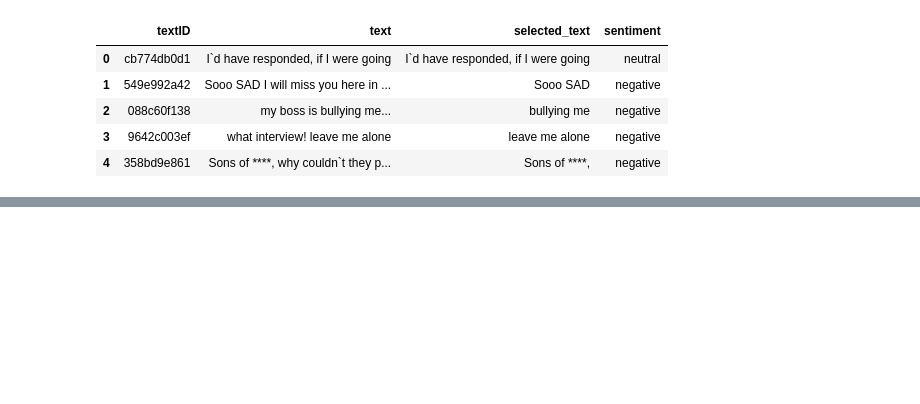
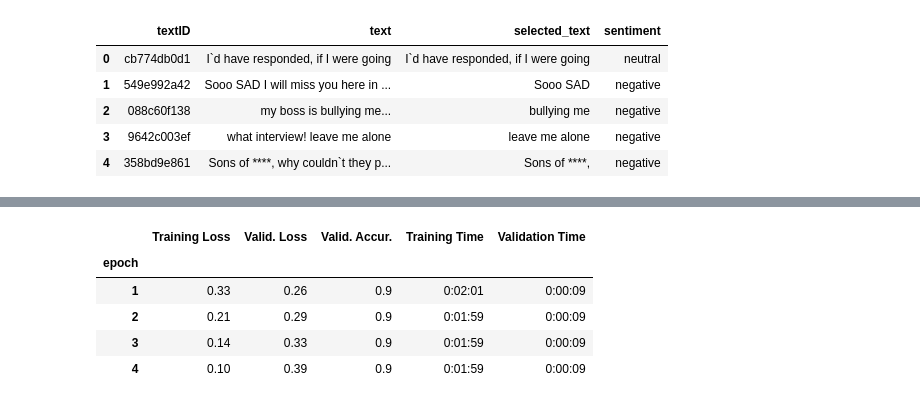
Before and after one commit to wahid028/Sentiment-Analysis, a Jupyter notebook: sentiment_analysis_using_BERT_model.ipynb, the cells around one changed output, grey strips where cells are left out. Cells and saved outputs as stored; diff of their text form; code cells hidden in the pictures; blank space fills up the shorter version.

```diff
--- a/sentiment_analysis_using_BERT_model.ipynb
+++ b/sentiment_analysis_using_BERT_model.ipynb
@@ -252,0 +348,4 @@ Flair accuracy score:  0.49370451237263463
+# %%
+# Get the lists of sentences and their labels.
+sentences = df_new.text_col_clean.values
+labels = df_new.label.values
@@ -252,0 +584,21 @@ Flair accuracy score:  0.49370451237263463
+# %%
+import numpy as np
+
+# Function to calculate the accuracy of our predictions vs labels
+def flat_accuracy(preds, labels):
+    pred_flat = np.argmax(preds, axis=1).flatten()
+    labels_flat = labels.flatten()
+    return np.sum(pred_flat == labels_flat) / len(labels_flat)
+# %%
+import time
+import datetime
+
+def format_time(elapsed):
+    '''
+    Takes a time in seconds and returns a string hh:mm:ss
+    '''
+    # Round to the nearest second.
+    elapsed_rounded = int(round((elapsed)))
+
+    # Format as hh:mm:ss
+    return str(datetime.timedelta(seconds=elapsed_rounded))
@@ -252,0 +844,24 @@ Flair accuracy score:  0.49370451237263463
+# %%
+#summary of the training process
+
+# Display floats with two decimal places.
+pd.set_option('precision', 2)
+
+# Create a DataFrame from our training statistics.
+df_stats = pd.DataFrame(data=training_stats)
+
+# Use the 'epoch' as the row index.
+df_stats = df_stats.set_index('epoch')
+
+# A hack to force the column headers to wrap.
+#df = df.style.set_table_styles([dict(selector="th",props=[('max-width', '70px')])])
+
+# Display the table.
+df_stats
+# %% [output]
+|  | Training Loss | Valid. Loss | Valid. Accur. | Training Time | Validation Time |
+| epoch |  |  |  |  |  |
+| 1 | 0.33 | 0.26 | 0.9 | 0:02:01 | 0:00:09 |
+| 2 | 0.21 | 0.29 | 0.9 | 0:01:59 | 0:00:09 |
+| 3 | 0.14 | 0.33 | 0.9 | 0:01:59 | 0:00:09 |
+| 4 | 0.10 | 0.39 | 0.9 | 0:01:59 | 0:00:09 |
```
Also changed, not shown: parts of 81 cells of this notebook.
